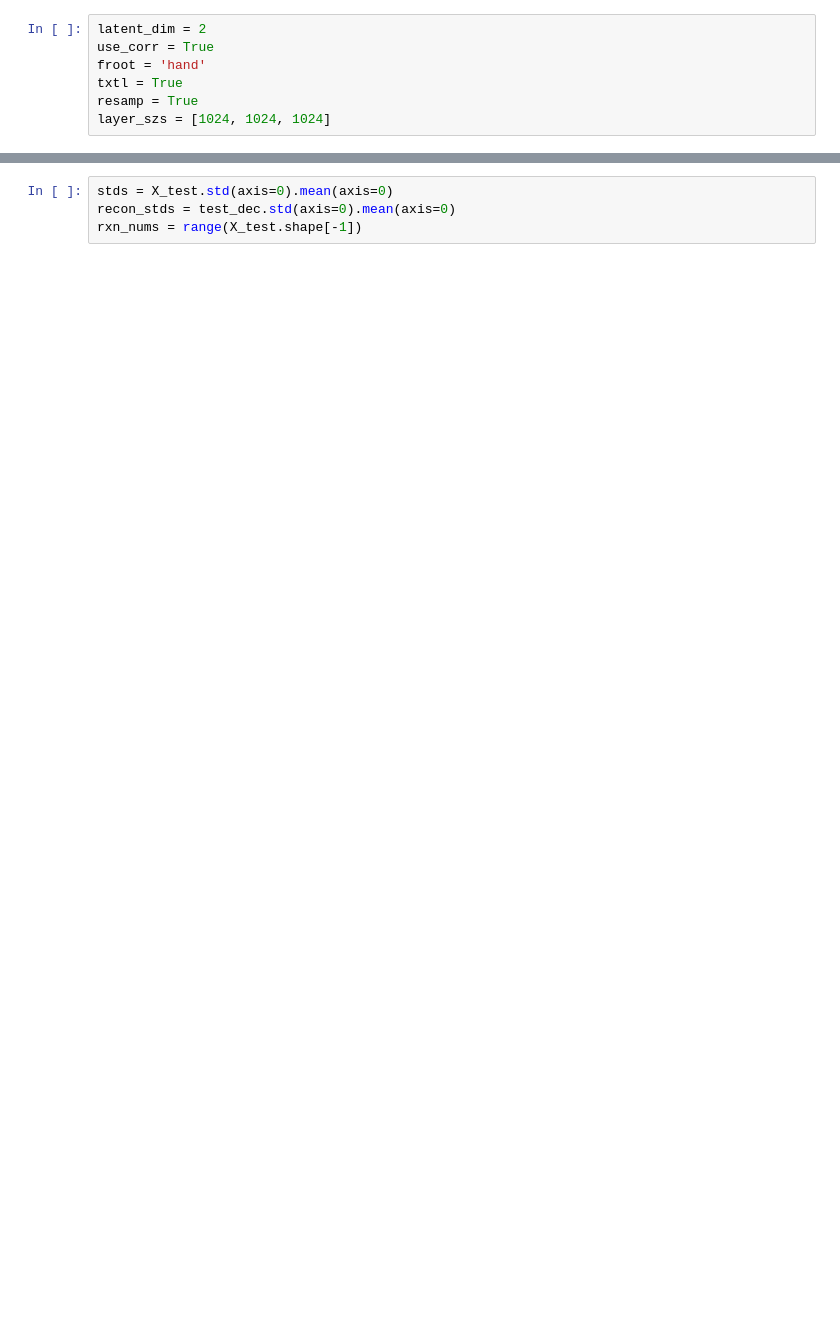
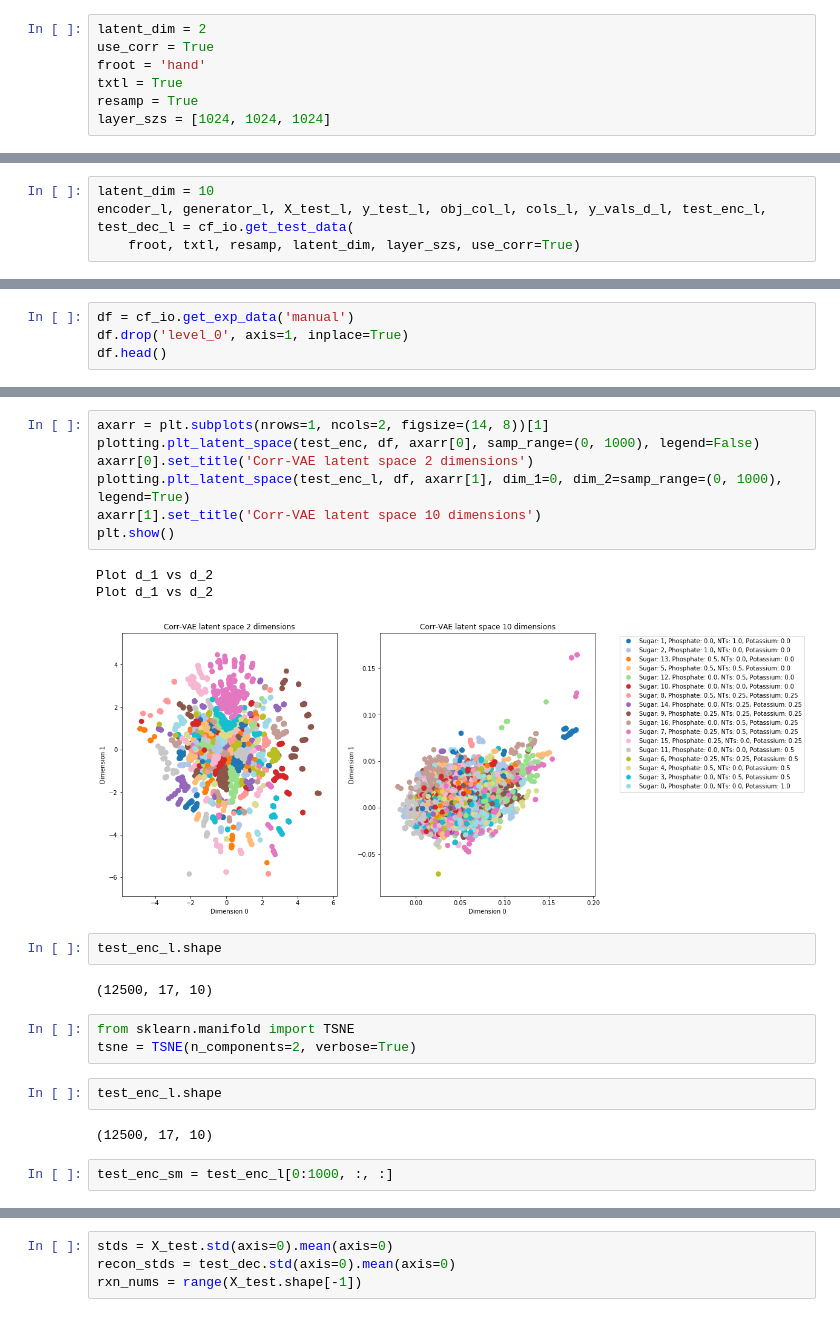
Before and after one commit to nlarusstone/cf_fba, a Jupyter notebook: notebooks/Noise.ipynb, the cells around one changed output, grey strips where cells are left out. Saved outputs shown, nothing was run; the diff lists cells and outputs as text; blank space fills up the shorter version.

```diff
--- a/notebooks/Noise.ipynb
+++ b/notebooks/Noise.ipynb
@@ -35,0 +36,4 @@ Decoded data
+# %%
+latent_dim = 10
+encoder_l, generator_l, X_test_l, y_test_l, obj_col_l, cols_l, y_vals_d_l, test_enc_l, test_dec_l = cf_io.get_test_data(
+    froot, txtl, resamp, latent_dim, layer_szs, use_corr=True)
@@ -35,0 +45,4 @@ Decoded data
+# %%
+df = cf_io.get_exp_data('manual')
+df.drop('level_0', axis=1, inplace=True)
+df.head()
@@ -35,0 +58,24 @@ Decoded data
+# %%
+axarr = plt.subplots(nrows=1, ncols=2, figsize=(14, 8))[1]
+plotting.plt_latent_space(test_enc, df, axarr[0], samp_range=(0, 1000), legend=False)
+axarr[0].set_title('Corr-VAE latent space 2 dimensions')
+plotting.plt_latent_space(test_enc_l, df, axarr[1], dim_1=0, dim_2=samp_range=(0, 1000), legend=True)
+axarr[1].set_title('Corr-VAE latent space 10 dimensions')
+plt.show()
+# %% [output]
+Plot d_1 vs d_2
+Plot d_1 vs d_2
+[figure, added]
+# %%
+test_enc_l.shape
+# %% [output]
+(12500, 17, 10)
+# %%
+from sklearn.manifold import TSNE
+tsne = TSNE(n_components=2, verbose=True)
+# %%
+test_enc_l.shape
+# %% [output]
+(12500, 17, 10)
+# %%
+test_enc_sm = test_enc_l[0:1000, :, :]
```
Also changed, not shown: parts of 12 cells of this notebook, 5 other files.
